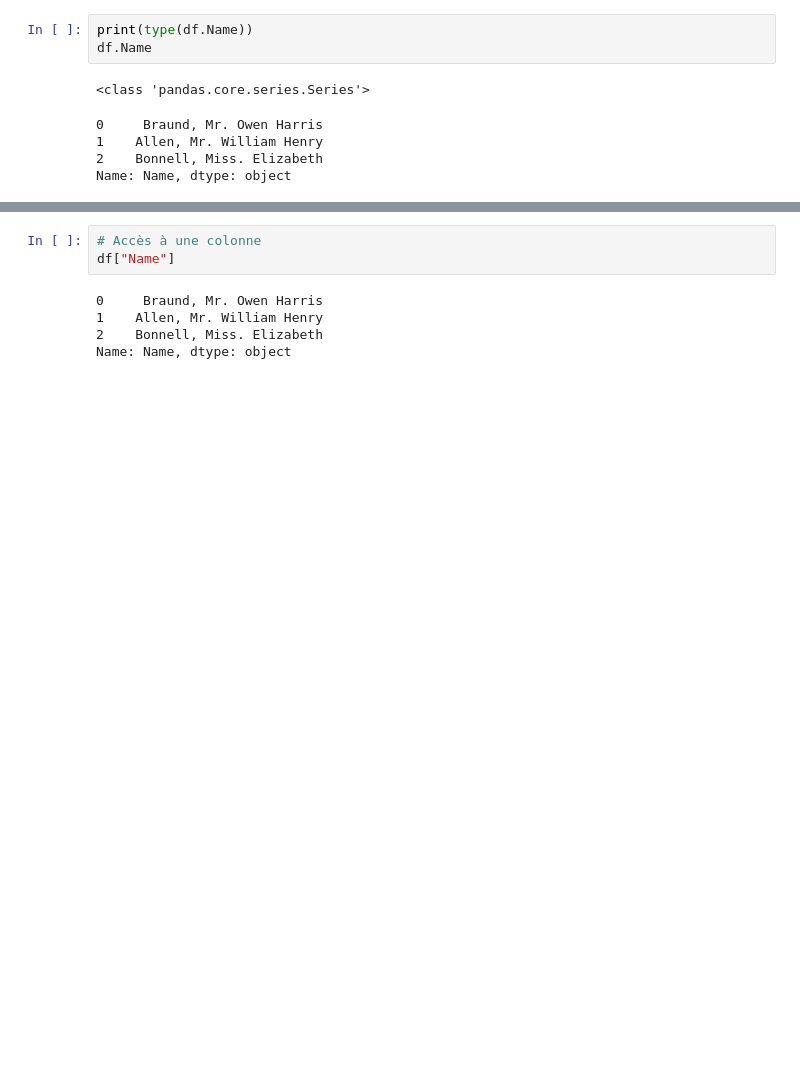
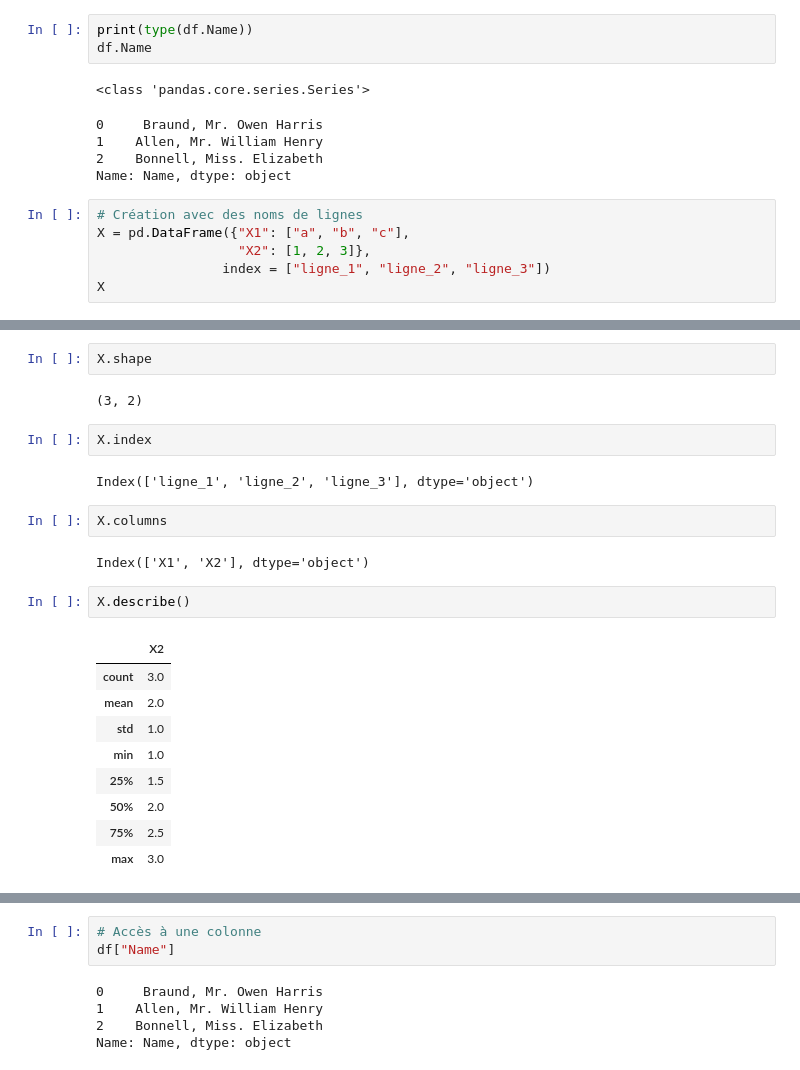
Before and after one commit to lelain/Notes_Python, a Jupyter notebook: Numpy_Matplotlib_Pandas.ipynb, the cells around one changed output, grey strips where cells are left out. Saved outputs shown, nothing was run; the diff lists cells and outputs as text; blank space fills up the shorter version.

```diff
--- a/Numpy_Matplotlib_Pandas.ipynb
+++ b/Numpy_Matplotlib_Pandas.ipynb
@@ -1062,3 +1065,9 @@ df.Name
 1    Allen, Mr. William Henry
 2    Bonnell, Miss. Elizabeth
 Name: Name, dtype: object
+# %%
+# Création avec des noms de lignes
+X = pd.DataFrame({"X1": ["a", "b", "c"],
+                  "X2": [1, 2, 3]},
+                index = ["ligne_1", "ligne_2", "ligne_3"])
+X
@@ -1064,0 +1101,24 @@ Name: Name, dtype: object
+# %%
+X.shape
+# %% [output]
+(3, 2)
+# %%
+X.index
+# %% [output]
+Index(['ligne_1', 'ligne_2', 'ligne_3'], dtype='object')
+# %%
+X.columns
+# %% [output]
+Index(['X1', 'X2'], dtype='object')
+# %%
+X.describe()
+# %% [output]
+|  | X2 |
+| count | 3.0 |
+| mean | 2.0 |
+| std | 1.0 |
+| min | 1.0 |
+| 25% | 1.5 |
+| 50% | 2.0 |
+| 75% | 2.5 |
+| max | 3.0 |
```
Also changed, not shown: parts of 50 cells of this notebook, 3 other files.
